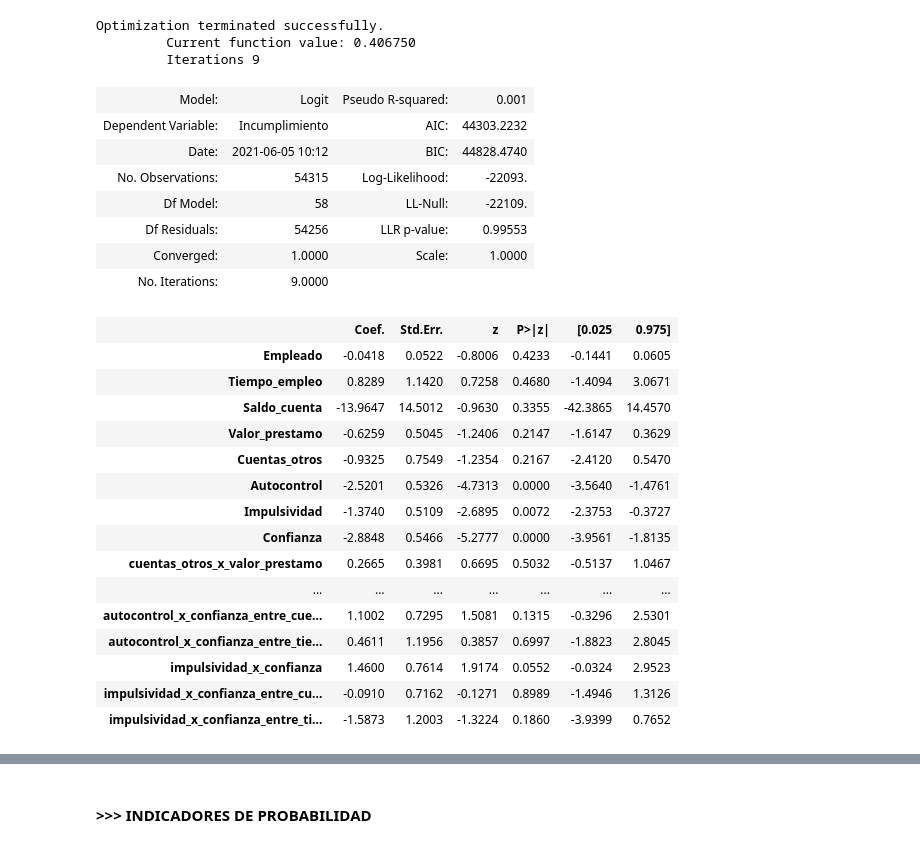
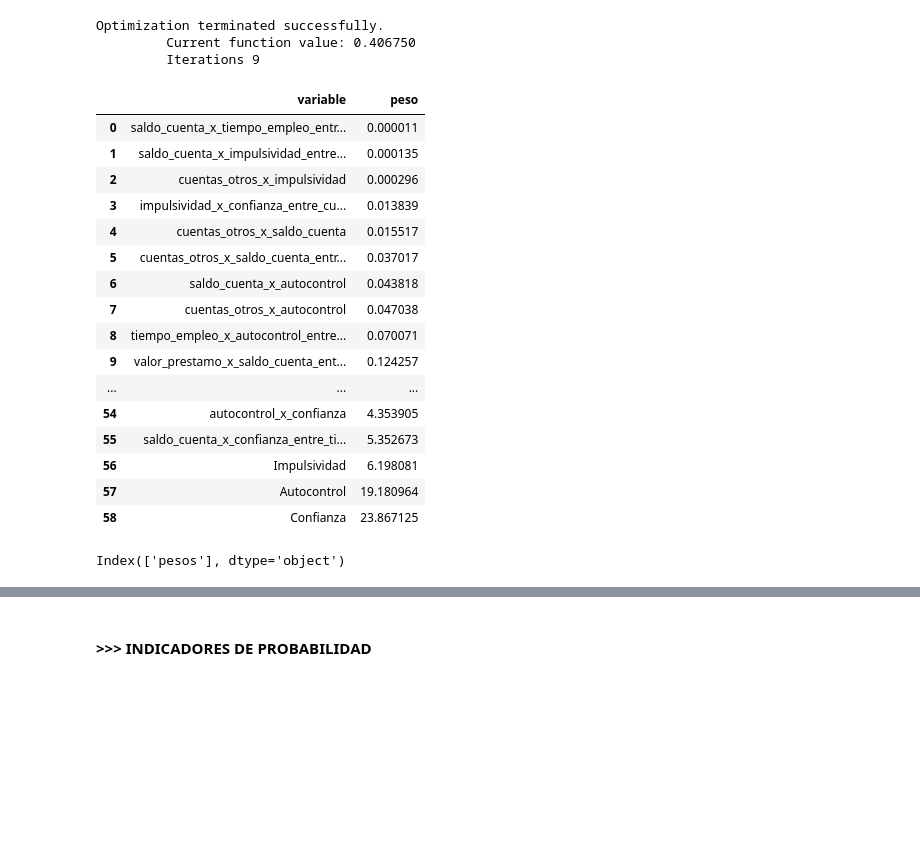
Before and after one commit to kendalvictor/Paper2021-01, a Jupyter notebook: MINERIA DE DATOS - BANCOLOMBIA/Avance_3_Python_model.ipynb, the cells around one changed output, grey strips where cells are left out. Saved outputs shown, nothing was run; the diff lists cells and outputs as text; code cells hidden in the pictures; blank space fills up the shorter version.

Commit message:
up data

```diff
--- a/MINERIA DE DATOS - BANCOLOMBIA/Avance_3_Python_model.ipynb
+++ b/MINERIA DE DATOS - BANCOLOMBIA/Avance_3_Python_model.ipynb
@@ -6,3 +7,11 @@ import scorecardpy as sc
+# %%
+def calcular_pesos(modelo):
+    coef_model = pd.DataFrame(modelo.tvalues,columns=['t_value'])
+    coef_model['t_value2'] = np.power(coef_model['t_value'], 2)
+    coef_model['total'] = sum(coef_model['t_value2'])
+    coef_model['part'] = coef_model['t_value2'] / coef_model['total']
+    coef_model['pesos'] = coef_model['part'] * 100
+    return coef_model['pesos'].sort_values(ascending=True)
 # %% [markdown]
 ### >> Load dataset
 # %%
@@ -223,3 +232,25 @@ result = logit_model.fit()
 Optimization terminated successfully.
          Current function value: 0.406750
          Iterations 9
+# %%
+result =  pd.DataFrame(calcular_pesos(result)).reset_index()
+result.columns = ['variable', 'peso']
+result.tail(65)
+# %% [output]
+|  | variable | peso |
+| 0 | saldo_cuenta_x_tiempo_empleo_entr... | 0.000011 |
+| 1 | saldo_cuenta_x_impulsividad_entre... | 0.000135 |
+| 2 | cuentas_otros_x_impulsividad | 0.000296 |
+| 3 | impulsividad_x_confianza_entre_cu... | 0.013839 |
+| 4 | cuentas_otros_x_saldo_cuenta | 0.015517 |
+| 5 | cuentas_otros_x_saldo_cuenta_entr... | 0.037017 |
+| 6 | saldo_cuenta_x_autocontrol | 0.043818 |
+| 7 | cuentas_otros_x_autocontrol | 0.047038 |
+| 8 | tiempo_empleo_x_autocontrol_entre... | 0.070071 |
+| 9 | valor_prestamo_x_saldo_cuenta_ent... | 0.124257 |
+| ... | ... | ... |
+| 54 | autocontrol_x_confianza | 4.353905 |
+| 55 | saldo_cuenta_x_confianza_entre_ti... | 5.352673 |
+| 56 | Impulsividad | 6.198081 |
+| 57 | Autocontrol | 19.180964 |
+| 58 | Confianza | 23.867125 |
@@ -226,30 +259,9 @@ Optimization terminated successfully.
+# %%
+result.columns
+# %% [output]
+Index(['pesos'], dtype='object')
 # %%
 result.summary2()
-# %% [output]
-| Model: | Logit | Pseudo R-squared: | 0.001 |
-| Dependent Variable: | Incumplimiento | AIC: | 44303.2232 |
-| Date: | 2021-06-05 10:12 | BIC: | 44828.4740 |
-| No. Observations: | 54315 | Log-Likelihood: | -22093. |
-| Df Model: | 58 | LL-Null: | -22109. |
-| Df Residuals: | 54256 | LLR p-value: | 0.99553 |
-| Converged: | 1.0000 | Scale: | 1.0000 |
-| No. Iterations: | 9.0000 |  |  |
-|  | Coef. | Std.Err. | z | P>|z| | [0.025 | 0.975] |
-| Empleado | -0.0418 | 0.0522 | -0.8006 | 0.4233 | -0.1441 | 0.0605 |
-| Tiempo_empleo | 0.8289 | 1.1420 | 0.7258 | 0.4680 | -1.4094 | 3.0671 |
-| Saldo_cuenta | -13.9647 | 14.5012 | -0.9630 | 0.3355 | -42.3865 | 14.4570 |
-| Valor_prestamo | -0.6259 | 0.5045 | -1.2406 | 0.2147 | -1.6147 | 0.3629 |
-| Cuentas_otros | -0.9325 | 0.7549 | -1.2354 | 0.2167 | -2.4120 | 0.5470 |
-| Autocontrol | -2.5201 | 0.5326 | -4.7313 | 0.0000 | -3.5640 | -1.4761 |
-| Impulsividad | -1.3740 | 0.5109 | -2.6895 | 0.0072 | -2.3753 | -0.3727 |
-| Confianza | -2.8848 | 0.5466 | -5.2777 | 0.0000 | -3.9561 | -1.8135 |
-| cuentas_otros_x_valor_prestamo | 0.2665 | 0.3981 | 0.6695 | 0.5032 | -0.5137 | 1.0467 |
-| ... | ... | ... | ... | ... | ... | ... |
-| autocontrol_x_confianza_entre_cue... | 1.1002 | 0.7295 | 1.5081 | 0.1315 | -0.3296 | 2.5301 |
-| autocontrol_x_confianza_entre_tie... | 0.4611 | 1.1956 | 0.3857 | 0.6997 | -1.8823 | 2.8045 |
-| impulsividad_x_confianza | 1.4600 | 0.7614 | 1.9174 | 0.0552 | -0.0324 | 2.9523 |
-| impulsividad_x_confianza_entre_cu... | -0.0910 | 0.7162 | -0.1271 | 0.8989 | -1.4946 | 1.3126 |
-| impulsividad_x_confianza_entre_ti... | -1.5873 | 1.2003 | -1.3224 | 0.1860 | -3.9399 | 0.7652 |
 # %%
 import numpy as np
 #prediciendo en base al modelo
```
Also changed, not shown: parts of 18 cells of this notebook, 13 other files.
